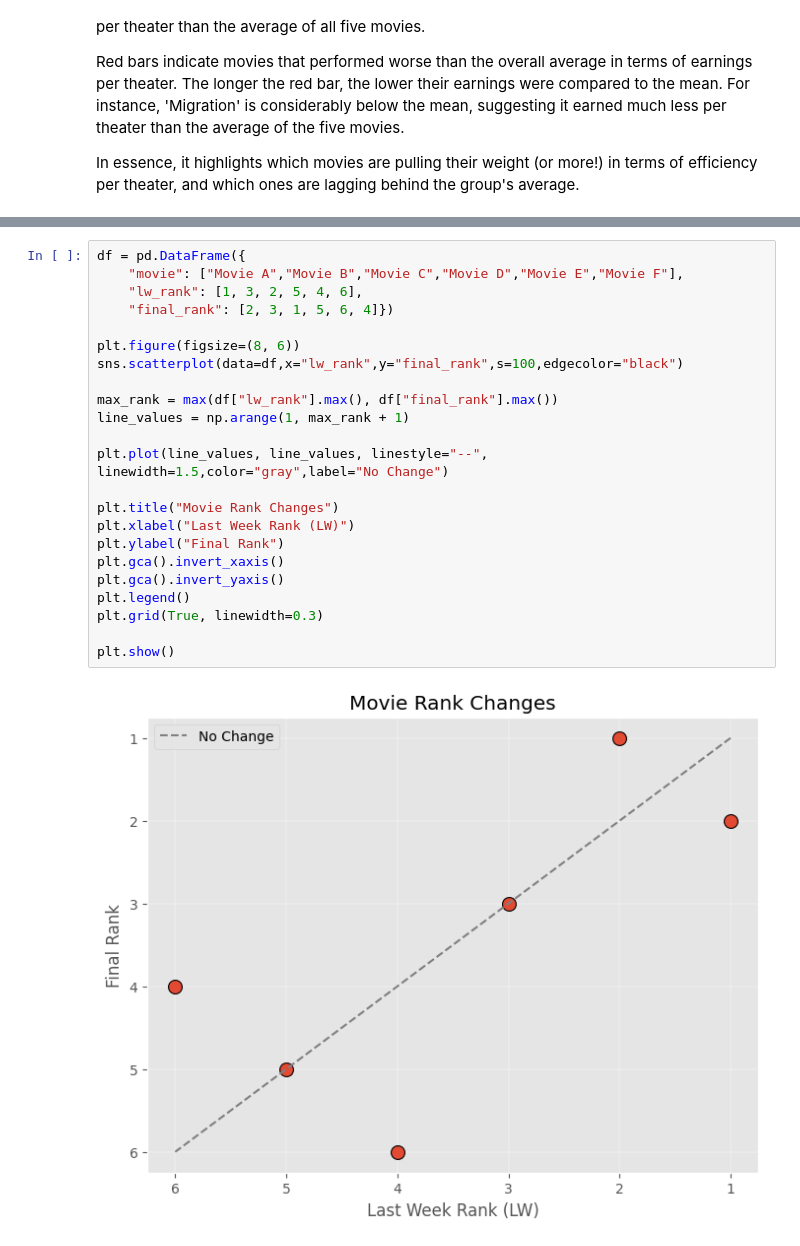
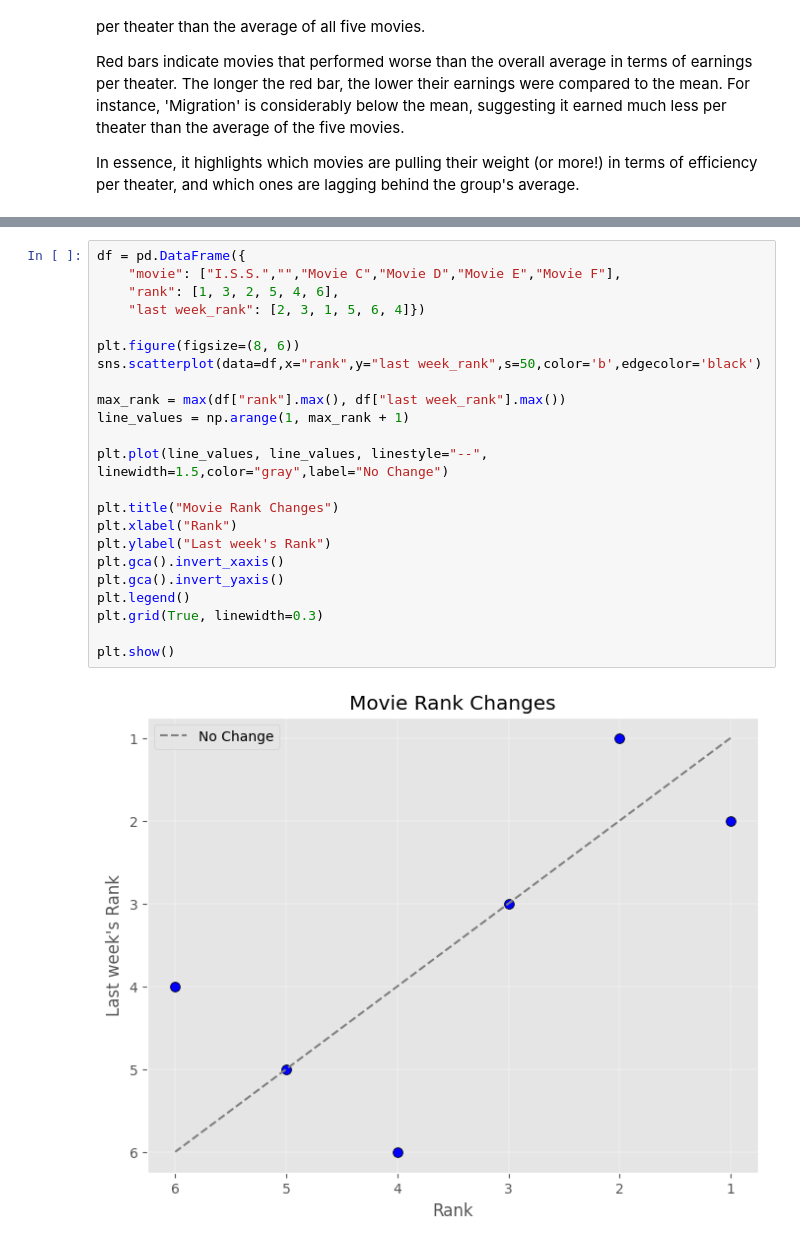
Before and after one commit to surafelmeharihaile-ai/Data110, a Jupyter notebook: project_1___surafel_haile_.ipynb, the cells around one changed output, grey strips where cells are left out. Drawn from its saved outputs; the diff is of its cells as text.

```diff
--- a/project_1___surafel_haile_.ipynb
+++ b/project_1___surafel_haile_.ipynb
@@ -59,25 +86,25 @@ In essence, it highlights which movies are pulling their weight (or more!) in te
 # %%
 df = pd.DataFrame({
-    "movie": ["Movie A","Movie B","Movie C","Movie D","Movie E","Movie F"],
-    "lw_rank": [1, 3, 2, 5, 4, 6],
-    "final_rank": [2, 3, 1, 5, 6, 4]})
+    "movie": ["I.S.S.","","Movie C","Movie D","Movie E","Movie F"],
+    "rank": [1, 3, 2, 5, 4, 6],
+    "last week_rank": [2, 3, 1, 5, 6, 4]})
 
 plt.figure(figsize=(8, 6))
-sns.scatterplot(data=df,x="lw_rank",y="final_rank",s=100,edgecolor="black")
+sns.scatterplot(data=df,x="rank",y="last week_rank",s=50,color='b',edgecolor='black')
 
-max_rank = max(df["lw_rank"].max(), df["final_rank"].max())
+max_rank = max(df["rank"].max(), df["last week_rank"].max())
 line_values = np.arange(1, max_rank + 1)
 
 plt.plot(line_values, line_values, linestyle="--", linewidth=1.5,color="gray",label="No Change")
 
 plt.title("Movie Rank Changes")
-plt.xlabel("Last Week Rank (LW)")
-plt.ylabel("Final Rank")
+plt.xlabel("Rank")
+plt.ylabel("Last week's Rank")
 plt.gca().invert_xaxis()
 plt.gca().invert_yaxis()
 plt.legend()
 plt.grid(True, linewidth=0.3)
 
 plt.show()
 # %% [output]
-[figure, old version]
+[figure, new version]
```
Also changed, not shown: parts of 4 cells of this notebook.
